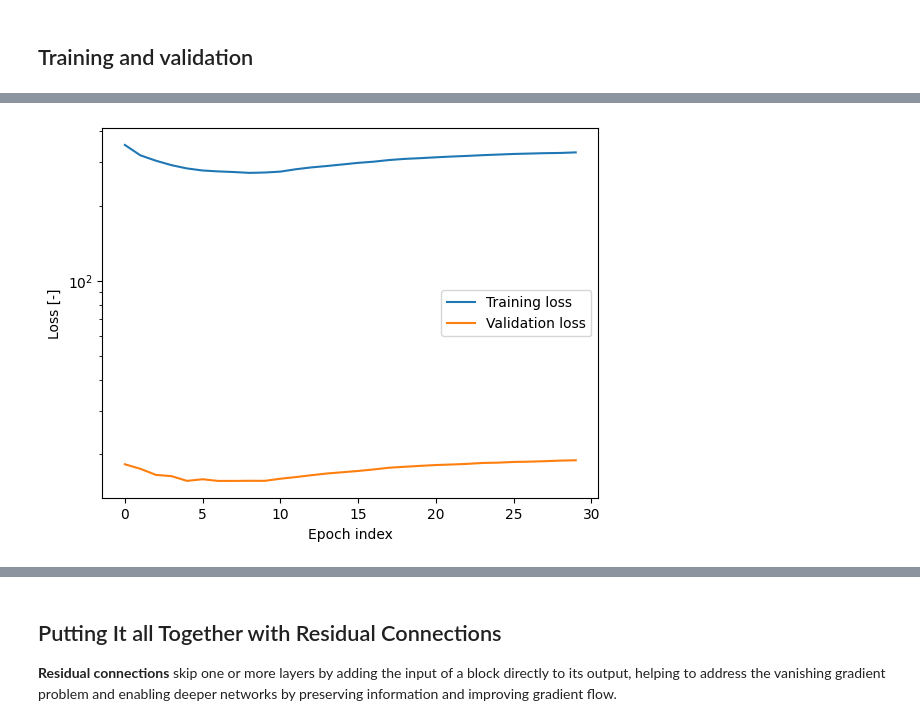
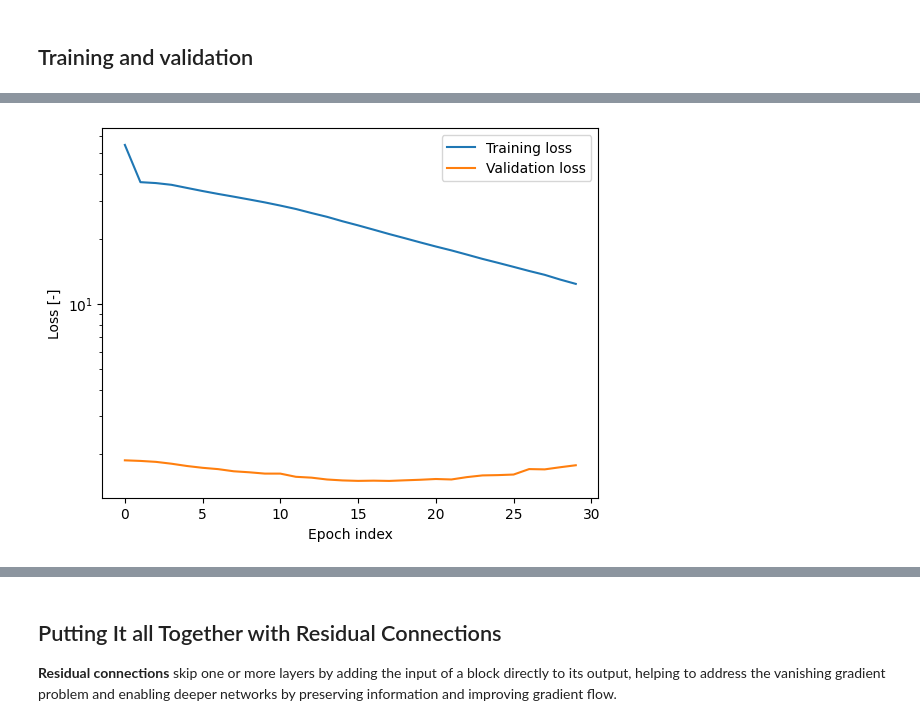
Before and after one commit to CVUT-FS-12110/pytorch-intro, a Jupyter notebook: resources/convolution.ipynb, the cells around one changed output, grey strips where cells are left out. Drawn from its saved outputs; the diff is of its cells as text; code cells hidden in the pictures.

```diff
--- a/resources/convolution.ipynb
+++ b/resources/convolution.ipynb
@@ -32,7 +32,7 @@ class DatasetArtificial(Dataset):
 
     def __init__(self, num=10, symbols="0123456789ABCDEF"):
         self.len = num
-        self.cls_to_label = list(set(symbols))
+        self.cls_to_label = list(symbols)
         self.label_to_cls = {label: idx for idx, label in enumerate(self.cls_to_label)}
         self.num_classes = len(symbols)
         self.shape = (32, 32)
@@ -42,7 +42,7 @@ class DatasetArtificial(Dataset):
         self.tensor_images = torch.empty((self.len, self.shape[0], self.shape[1]))
         self.tensor_one_hot = torch.empty((self.len, self.num_classes))
         font = cv.FONT_HERSHEY_SIMPLEX
-        loc = np.random.randint((5, 23), (11, 27), (num, 2))
+        loc = np.random.randint((3, 19), (20, 28), (num, 2))
         font_scale = np.random.random(num) * 0.2 + 0.5
         color = 255
         thickness = np.random.randint(1, 3, num)
@@ -189,15 +189,22 @@ class DigitClassifierV1(nn.Module):
             nn.ReLU(),
             nn.Conv2d(8, 16, kernel_size=3, padding=1),
             nn.ReLU(),
+            nn.Conv2d(16, 32, kernel_size=3, padding=1),
+            nn.ReLU(),
+            nn.Conv2d(32, 16, kernel_size=3, padding=1),
+            nn.ReLU(),
+            nn.Conv2d(16, 8, kernel_size=3, padding=1),
+            nn.ReLU(),
+            nn.Conv2d(8, 1, kernel_size=3, padding=1),
+            nn.ReLU(),
         )
 
         self._fc = nn.Sequential(
-                nn.Linear(16 * input_size * input_size, 128),
+                nn.Linear(input_size * input_size, 128),
                 nn.ReLU(),
                 nn.Linear(128, num_classes),
                 nn.Sigmoid()
         )
-
 
     def forward(self, x):
         feature_map = self._cnn(x)
@@ -230,4 +237,4 @@ Epoch [30/30], Time: 0.97s, Train Loss: 328.76306, Validation Loss: 18.94038, Ac
-[figure, old version]
+[figure, new version]
 # %% [markdown]
 # Adding 1x1 Convolution to Reduce the Number of Filters
 
```
Also changed, not shown: parts of 7 cells of this notebook, 1 other file.
